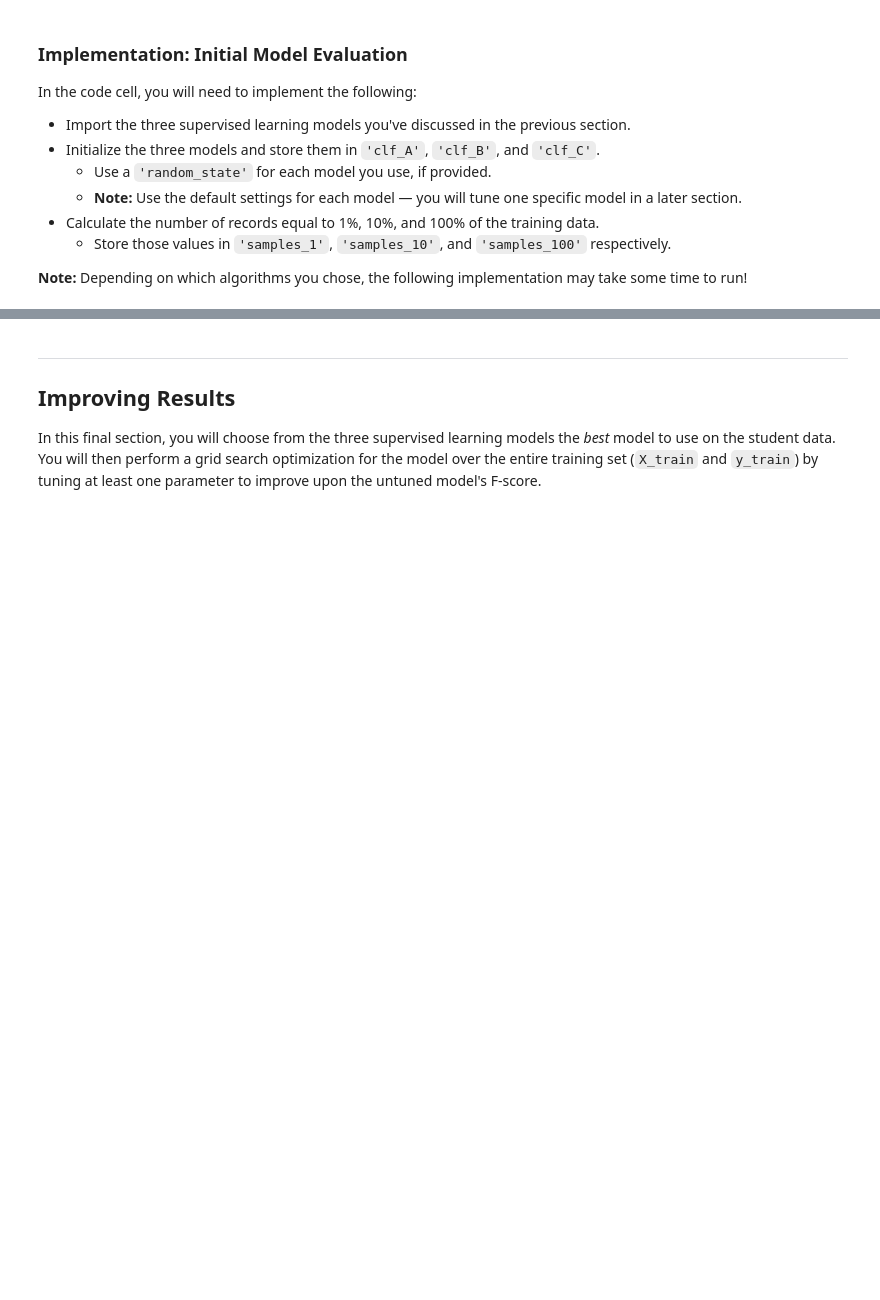
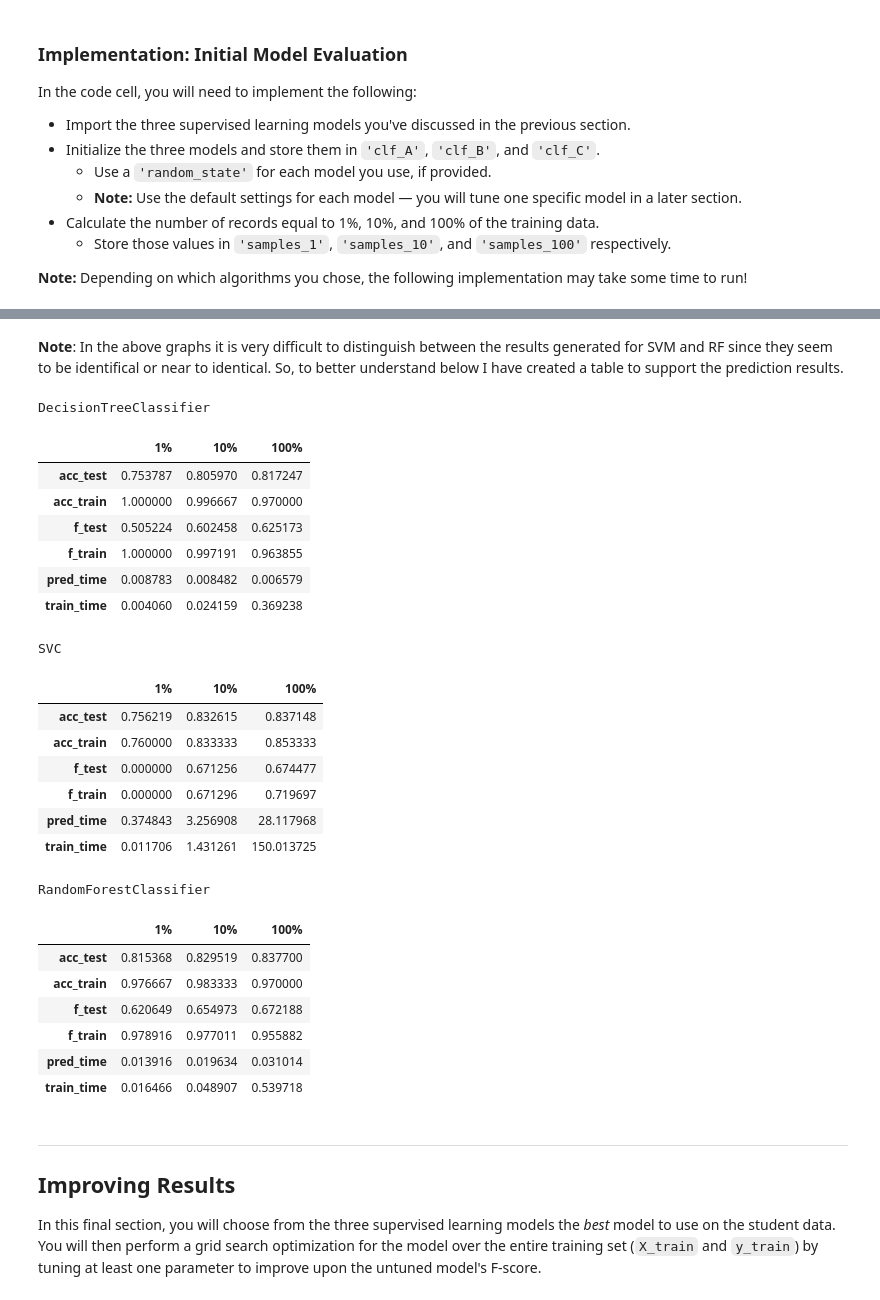
Before and after one commit to ayush0x00/ml_using_tf, a Jupyter notebook: projects/p1_charityml/finding_donors.ipynb, the cells around one changed output, grey strips where cells are left out. Cells and saved outputs as stored; diff of their text form; code cells hidden in the pictures; blank space fills up the shorter version.

```diff
--- a/projects/p1_charityml/finding_donors.ipynb
+++ b/projects/p1_charityml/finding_donors.ipynb
@@ -359,3 +415,35 @@ vs.evaluate(results, accuracy, fscore)
+# %% [markdown]
+__Note__: In the above graphs it is very difficult to distinguish between the results generated for SVM and RF since they seem to be identifical or near to identical. So, to better understand below I have created a table to support the prediction results.
+# %%
+#Printing out the values
+for iterator in results.items():
+    print(iterator[0])
+    display(pd.DataFrame(iterator[1]).rename(columns={0:'1%', 1:'10%', 2:'100%'}))
+# %% [output]
+DecisionTreeClassifier
+|  | 1% | 10% | 100% |
+| acc_test | 0.753787 | 0.805970 | 0.817247 |
+| acc_train | 1.000000 | 0.996667 | 0.970000 |
+| f_test | 0.505224 | 0.602458 | 0.625173 |
+| f_train | 1.000000 | 0.997191 | 0.963855 |
+| pred_time | 0.008783 | 0.008482 | 0.006579 |
+| train_time | 0.004060 | 0.024159 | 0.369238 |
+SVC
+|  | 1% | 10% | 100% |
+| acc_test | 0.756219 | 0.832615 | 0.837148 |
+| acc_train | 0.760000 | 0.833333 | 0.853333 |
+| f_test | 0.000000 | 0.671256 | 0.674477 |
+| f_train | 0.000000 | 0.671296 | 0.719697 |
+| pred_time | 0.374843 | 3.256908 | 28.117968 |
+| train_time | 0.011706 | 1.431261 | 150.013725 |
+RandomForestClassifier
+|  | 1% | 10% | 100% |
+| acc_test | 0.815368 | 0.829519 | 0.837700 |
+| acc_train | 0.976667 | 0.983333 | 0.970000 |
+| f_test | 0.620649 | 0.654973 | 0.672188 |
+| f_train | 0.978916 | 0.977011 | 0.955882 |
+| pred_time | 0.013916 | 0.019634 | 0.031014 |
+| train_time | 0.016466 | 0.048907 | 0.539718 |
 # %% [markdown]
 ----
 ## Improving Results
```
Also changed, not shown: parts of 33 cells of this notebook.
